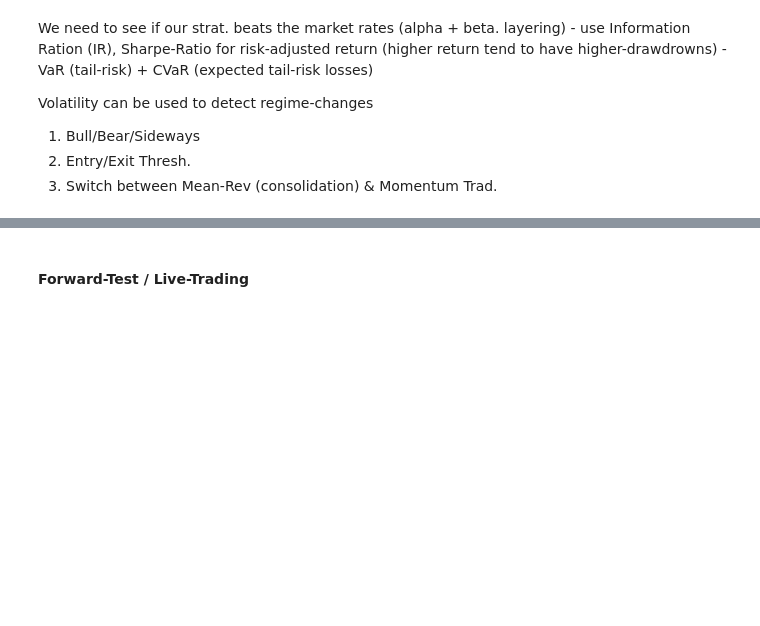
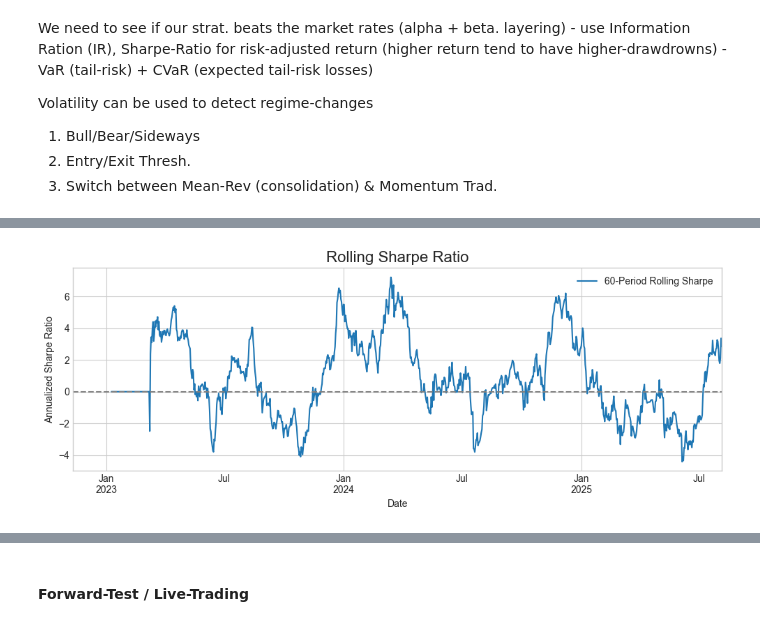
Before and after one commit to AlikMon88/ML-Pairs-Open, a Jupyter notebook: Research/research_v2.ipynb, the cells around one changed output, grey strips where cells are left out. Saved outputs shown, nothing was run; the diff lists cells and outputs as text; code cells hidden in the pictures; blank space fills up the shorter version.

```diff
--- a/Research/research_v2.ipynb
+++ b/Research/research_v2.ipynb
@@ -736,0 +757,4 @@ from utils.analytics import *
+# %%
+analytics.plot_rolling_sharpe(window=60) ##2-months-window
+# %% [output]
+[figure, added]
```
Also changed, not shown: parts of 11 cells of this notebook, 1 other file.
